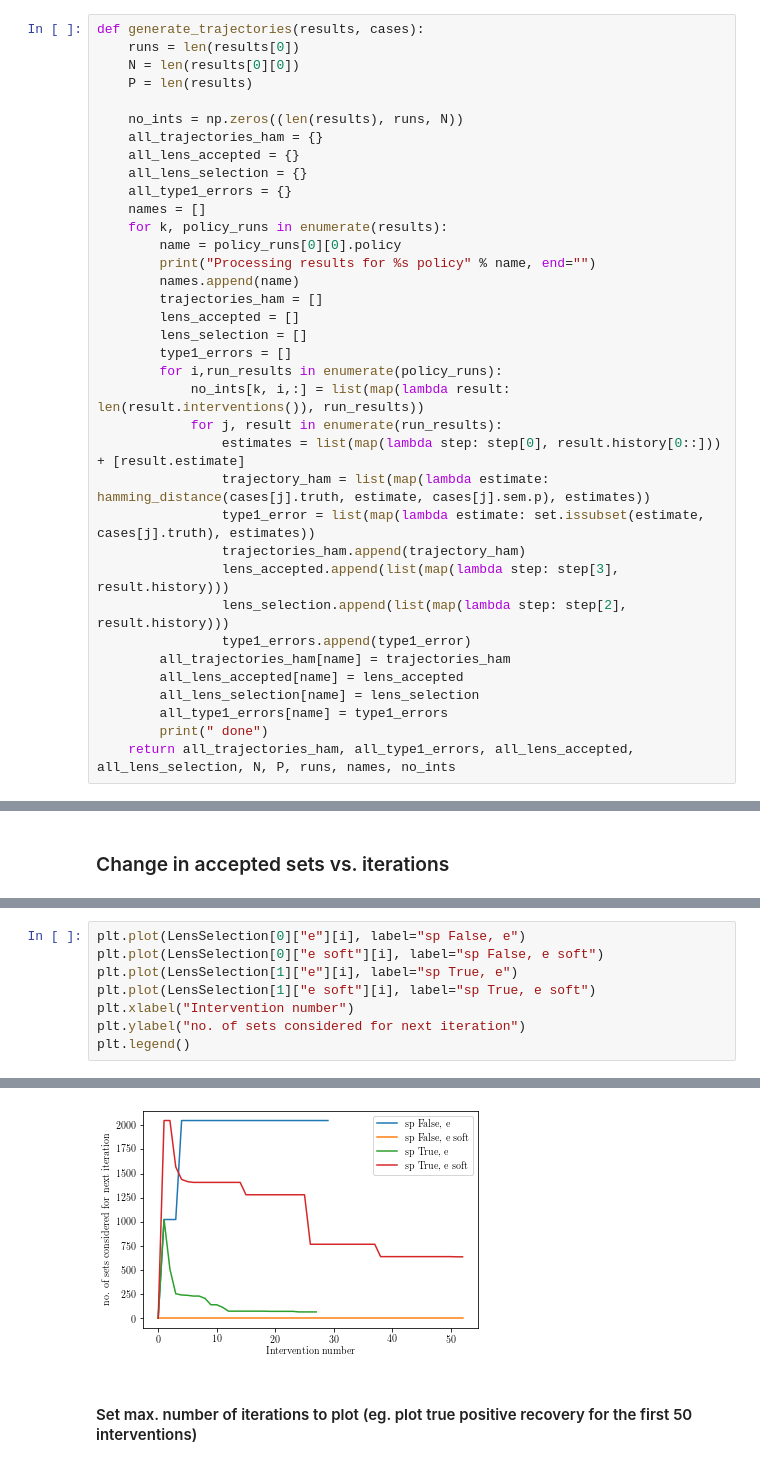
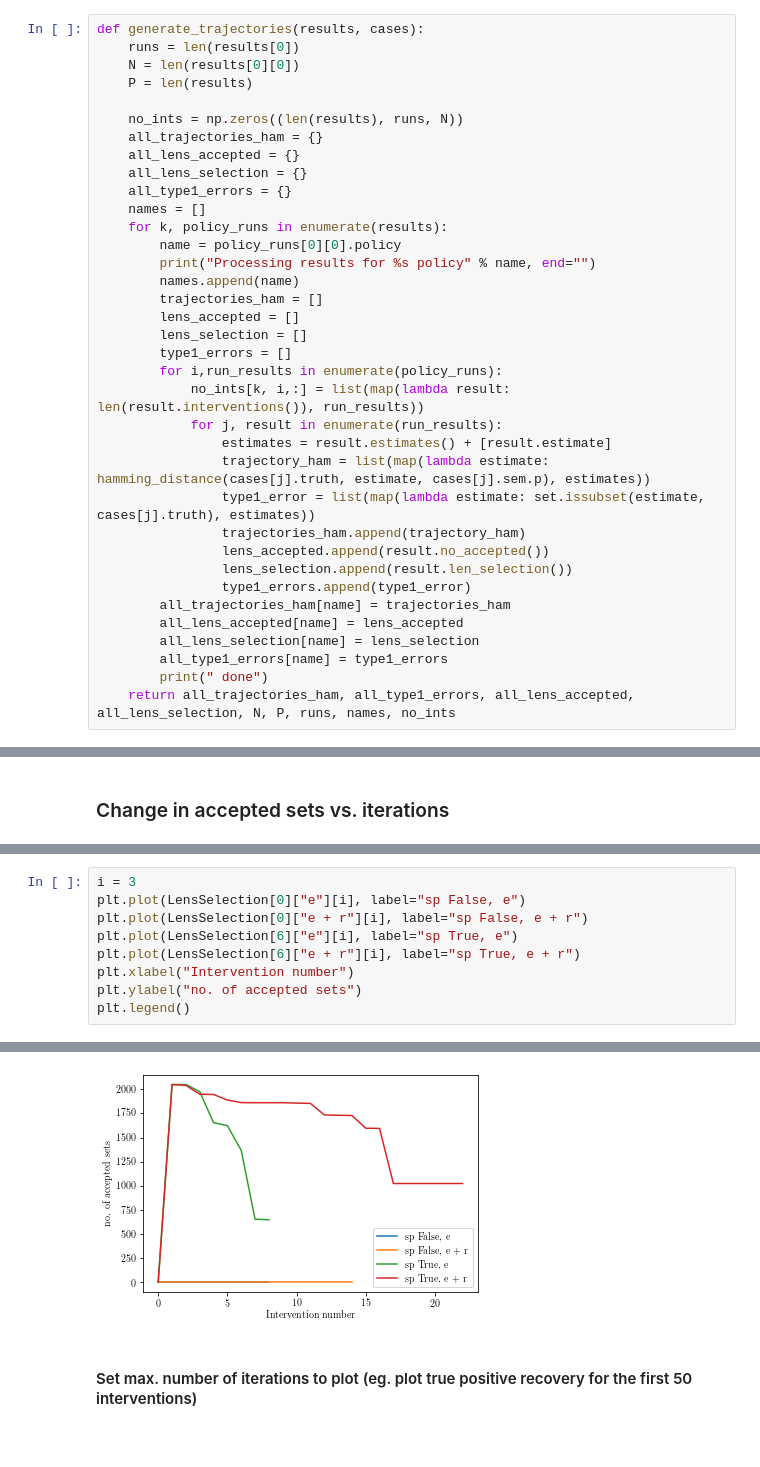
Before and after one commit to juangamella/aicp, a Jupyter notebook: plots_testing.ipynb, the cells around one changed output, grey strips where cells are left out. Saved outputs shown, nothing was run; the diff lists cells and outputs as text.

```diff
--- a/plots_testing.ipynb
+++ b/plots_testing.ipynb
@@ -73,12 +79,12 @@ def generate_trajectories(results, cases):
         for i,run_results in enumerate(policy_runs):
             no_ints[k, i,:] = list(map(lambda result: len(result.interventions()), run_results))
             for j, result in enumerate(run_results):
-                estimates = list(map(lambda step: step[0], result.history[0::])) + [result.estimate]
+                estimates = result.estimates() + [result.estimate]
                 trajectory_ham = list(map(lambda estimate: hamming_distance(cases[j].truth, estimate, cases[j].sem.p), estimates))
                 type1_error = list(map(lambda estimate: set.issubset(estimate, cases[j].truth), estimates))
                 trajectories_ham.append(trajectory_ham)
-                lens_accepted.append(list(map(lambda step: step[3], result.history)))
-                lens_selection.append(list(map(lambda step: step[2], result.history)))
+                lens_accepted.append(result.no_accepted())
+                lens_selection.append(result.len_selection())
                 type1_errors.append(type1_error)
         all_trajectories_ham[name] = trajectories_ham
         all_lens_accepted[name] = lens_accepted
@@ -193,14 +163,15 @@ plt.legend()
 # %%
+i = 3
 plt.plot(LensSelection[0]["e"][i], label="sp False, e")
-plt.plot(LensSelection[0]["e soft"][i], label="sp False, e soft")
-plt.plot(LensSelection[1]["e"][i], label="sp True, e")
-plt.plot(LensSelection[1]["e soft"][i], label="sp True, e soft")
+plt.plot(LensSelection[0]["e + r"][i], label="sp False, e + r")
+plt.plot(LensSelection[6]["e"][i], label="sp True, e")
+plt.plot(LensSelection[6]["e + r"][i], label="sp True, e + r")
 plt.xlabel("Intervention number")
-plt.ylabel("no. of sets considered for next iteration")
+plt.ylabel("no. of accepted sets")
 plt.legend()
 # %% [output]
 <matplotlib.legend.Legend at 0x...>
-[figure, old version]
+[figure, new version]
 # %% [markdown]
 #### Set max. number of iterations to plot (eg. plot true positive recovery for the first 50 interventions)
 # %%
```
Also changed, not shown: parts of 17 cells of this notebook.
